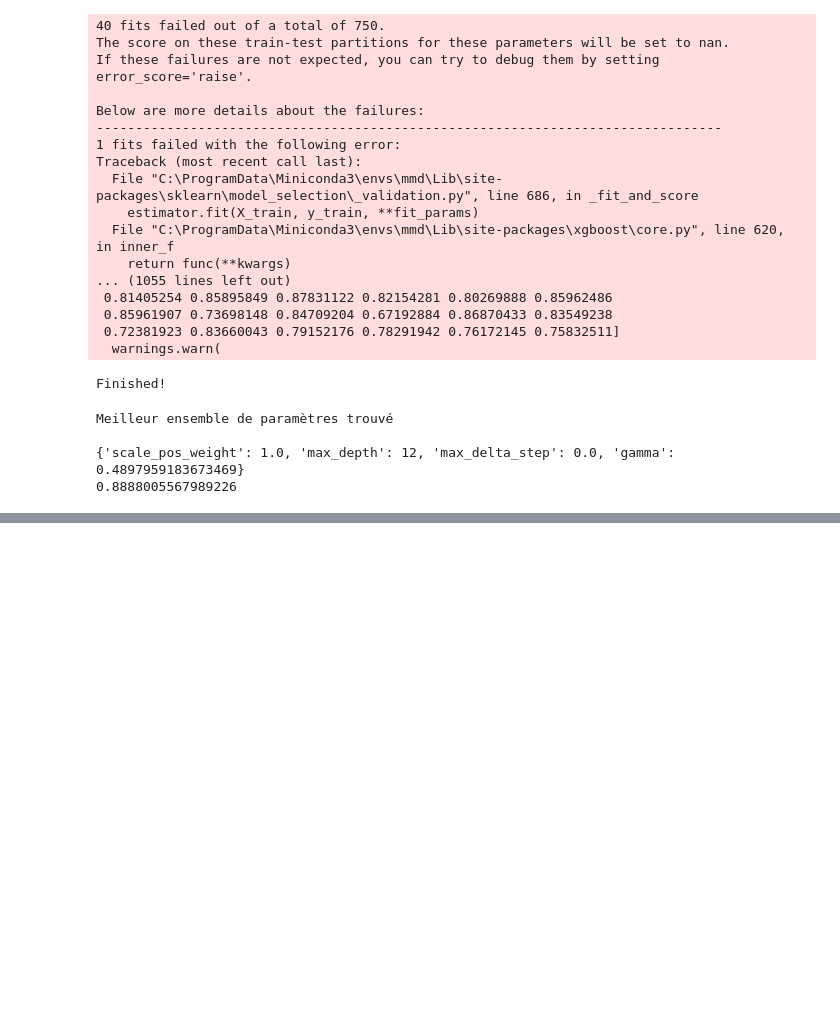
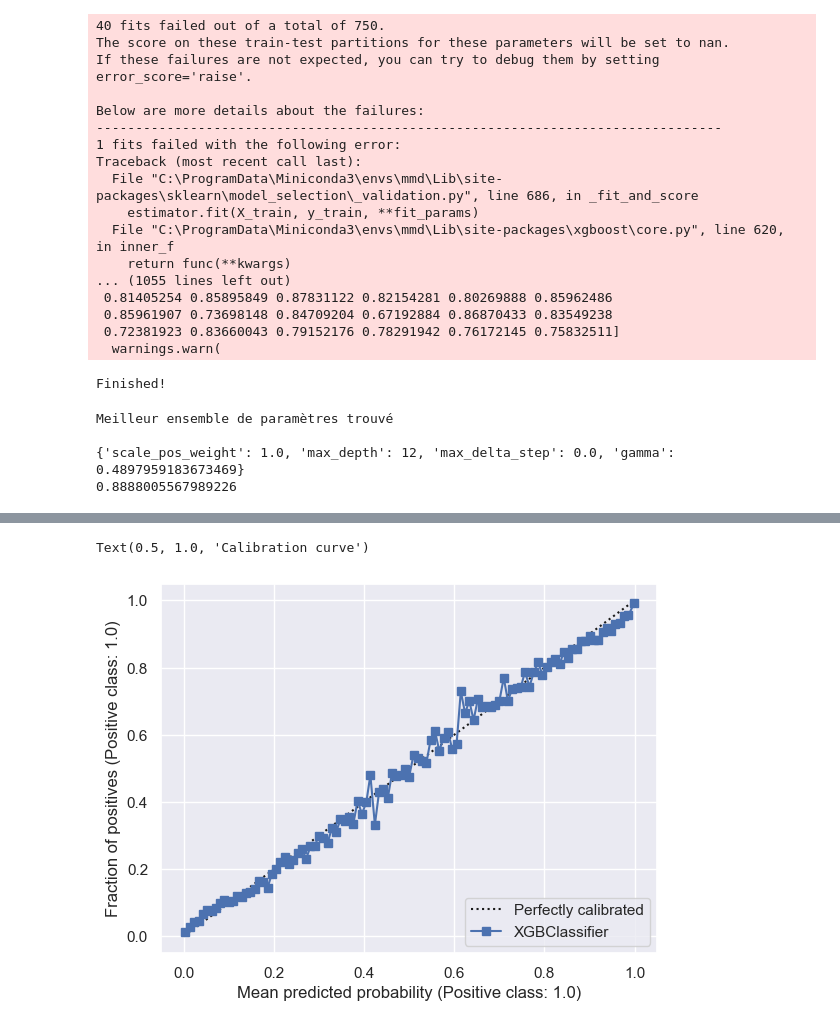
Before and after one commit to anw1998/MMD6020_Final_Project, a Jupyter notebook: notebooks/test_xgb.ipynb, the cells around one changed output, grey strips where cells are left out. Cells and saved outputs as stored; diff of their text form; code cells hidden in the pictures; blank space fills up the shorter version.

```diff
--- a/notebooks/test_xgb.ipynb
+++ b/notebooks/test_xgb.ipynb
@@ -140,0 +217,8 @@ fig
+# %%
+from sklearn.calibration import CalibrationDisplay
+disp_test = CalibrationDisplay.from_estimator(model_xgb,X_val, y_val, n_bins = 105)
+disp_test.plot(ax=axes[1,1])
+axes[1,1].set_title("Calibration curve")
+# %% [output]
+Text(0.5, 1.0, 'Calibration curve')
+[figure, added]
```
Also changed, not shown: parts of 15 cells of this notebook.
